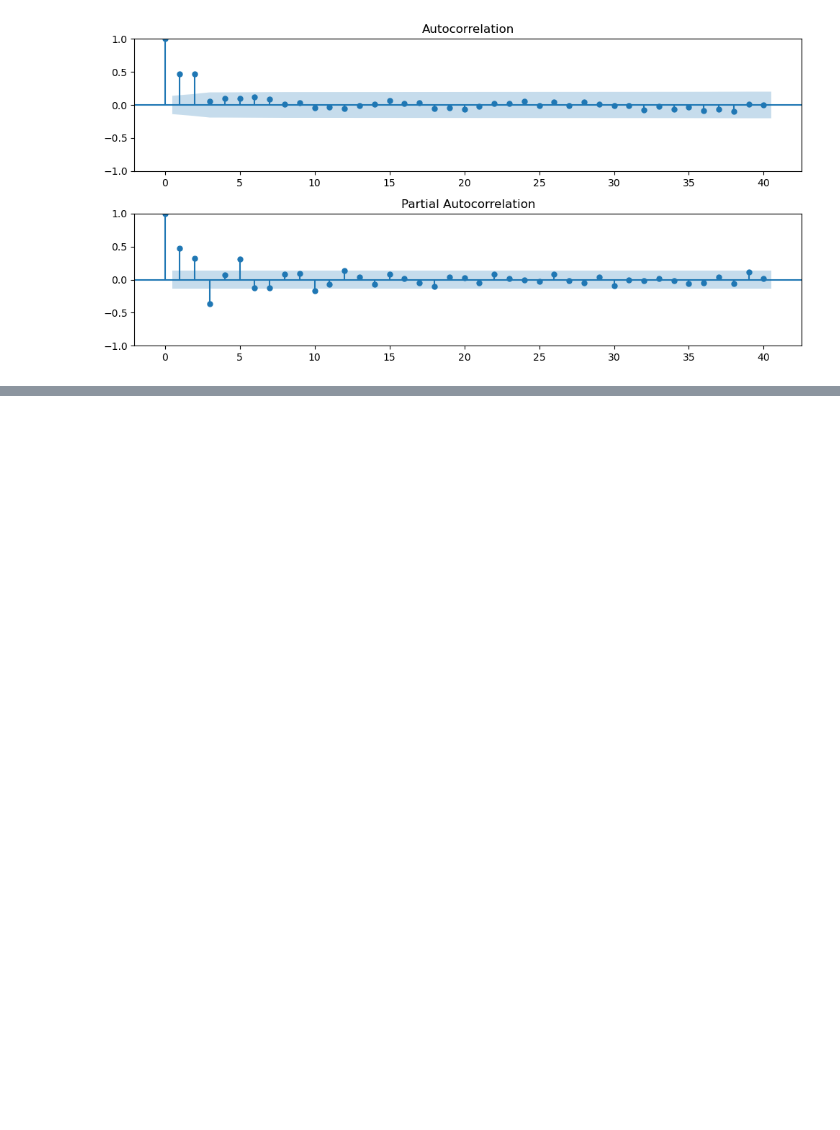
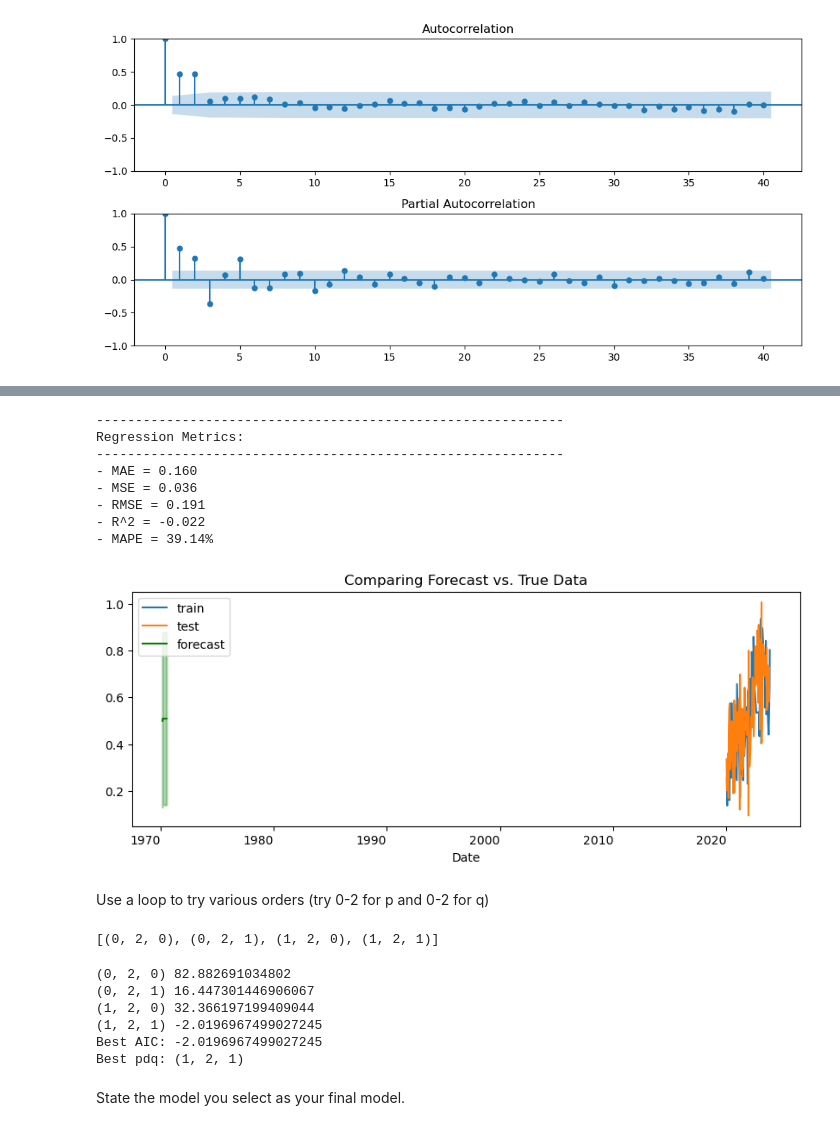
Before and after one commit to eyaGONGI/MA-RA-ARMA-Models, a Jupyter notebook: MA-RA-ARMA-Models.ipynb, the cells around one changed output, grey strips where cells are left out. Drawn from its saved outputs; the diff is of its cells as text; code cells hidden in the pictures; blank space fills up the shorter version.

```diff
--- a/MA-RA-ARMA-Models.ipynb
+++ b/MA-RA-ARMA-Models.ipynb
@@ -223,0 +318,78 @@ plot_acf_pacf(ts_6)
+# %%
+from sklearn.metrics import mean_absolute_error, mean_squared_error, r2_score, mean_absolute_percentage_error
+
+def regression_metrics_ts(ts_true, ts_pred, label="", verbose=True, output_dict=False,):
+    # Get metrics
+    mae = mean_absolute_error(ts_true, ts_pred)
+    mse = mean_squared_error(ts_true, ts_pred)
+    rmse = mean_squared_error(ts_true, ts_pred, squared=False)
+    r_squared = r2_score(ts_true, ts_pred)
+    mae_perc = mean_absolute_percentage_error(ts_true, ts_pred) * 100
+
+    if verbose == True:
+        # Print Result with label
+        header = "---" * 20
+        print(header, f"Regression Metrics: {label}", header, sep="\n")
+        print(f"- MAE = {mae:,.3f}")
+        print(f"- MSE = {mse:,.3f}")
+        print(f"- RMSE = {rmse:,.3f}")
+        print(f"- R^2 = {r_squared:,.3f}")
+        print(f"- MAPE = {mae_perc:,.2f}%")
+
+    if output_dict == True:
+        metrics = {
+            "Label": label,
+            "MAE": mae,
+            "MSE": mse,
+            "RMSE": rmse,
+            "R^2": r_squared,
+            "MAPE(%)": mae_perc,
+        }
+        return metrics
+# %%
+forecast_df = arima_model.get_forecast(len(test)).summary_frame()
+plot_forecast(train, test, forecast_df)
+regression_metrics_ts(test, forecast_df['mean'])
+# %% [output]
+------------------------------------------------------------
+Regression Metrics:
+------------------------------------------------------------
+- MAE = 0.160
+- MSE = 0.036
+- RMSE = 0.191
+- R^2 = -0.022
+- MAPE = 39.14%
+[figure, added]
+# %% [markdown]
+Use a loop to try various orders (try 0-2 for p and 0-2 for q)
+# %%
+import itertools
+p_values = range(0, 2)
+d_values = [2]
+q_values = range(0, 2)
+pdq_to_try = list(itertools.product(p_values, d_values, q_values))
+pdq_to_try
+# %% [output]
+[(0, 2, 0), (0, 2, 1), (1, 2, 0), (1, 2, 1)]
+# %%
+best_aic = float("inf")
+best_pdq = (0,0,0)
+for pdq in pdq_to_try:
+    model = tsa.ARIMA(train, order=pdq)
+    result = model.fit()
+    print(pdq, result.aic)
+    if result.aic < best_aic:
+
+        best_aic = result.aic
+        best_pdq = pdq
+print("Best AIC:", best_aic)
+print("Best pdq:", best_pdq)
+# %% [output]
+(0, 2, 0) 82.882691034802
+(0, 2, 1) 16.447301446906067
+(1, 2, 0) 32.366197199409044
+(1, 2, 1) -2.0196967499027245
+Best AIC: -2.0196967499027245
+Best pdq: (1, 2, 1)
+# %% [markdown]
+State the model you select as your final model.
```
Also changed, not shown: parts of 17 cells of this notebook.
